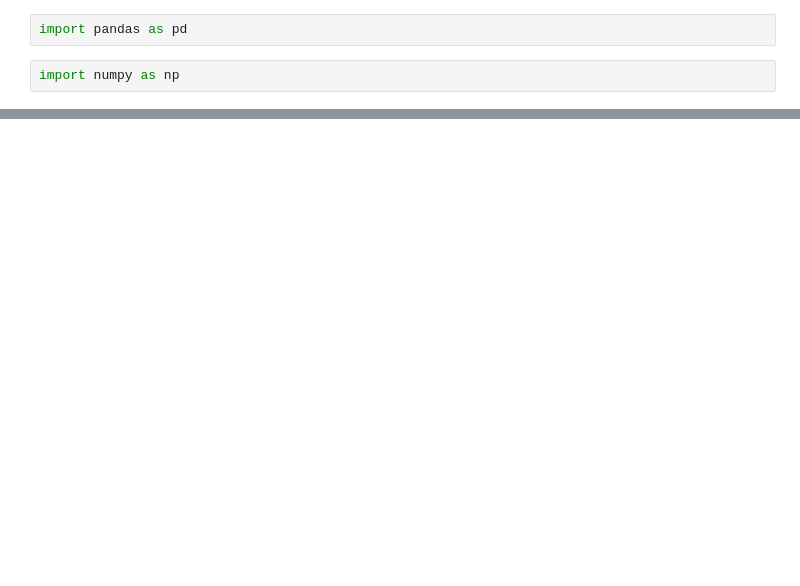
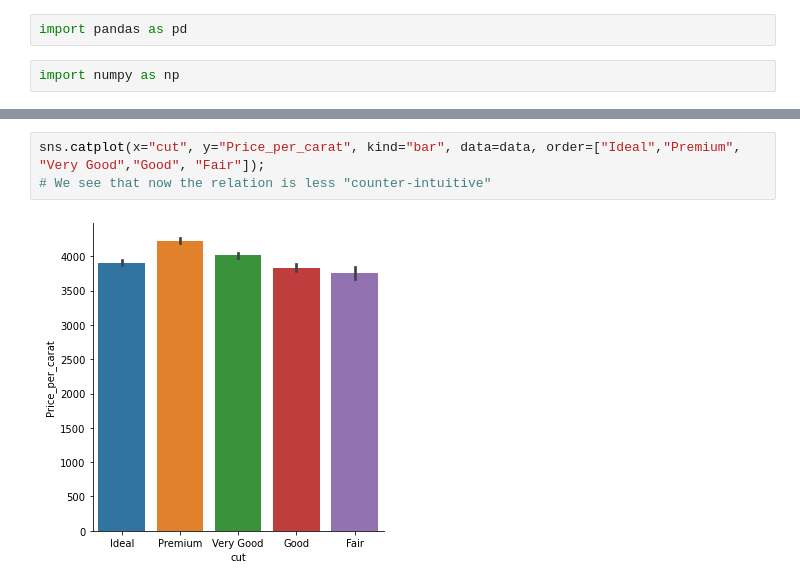
Before and after one commit to davidgozalo/ih_datamadpt0420_project_m2, a Jupyter notebook: First Analysis.ipynb, the cells around one changed output, grey strips where cells are left out. Saved outputs shown, nothing was run; the diff lists cells and outputs as text; blank space fills up the shorter version.

```diff
--- a/First Analysis.ipynb
+++ b/First Analysis.ipynb
@@ -6,0 +261,5 @@ data = pd.read_csv("diamonds_train.csv")
+# %%
+sns.catplot(x="cut", y="Price_per_carat", kind="bar", data=data, order=["Ideal","Premium", "Very Good","Good", "Fair"]);
+# We see that now the relation is less "counter-intuitive"
+# %% [output]
+[figure, added]
```
Also changed, not shown: parts of 77 cells of this notebook.
